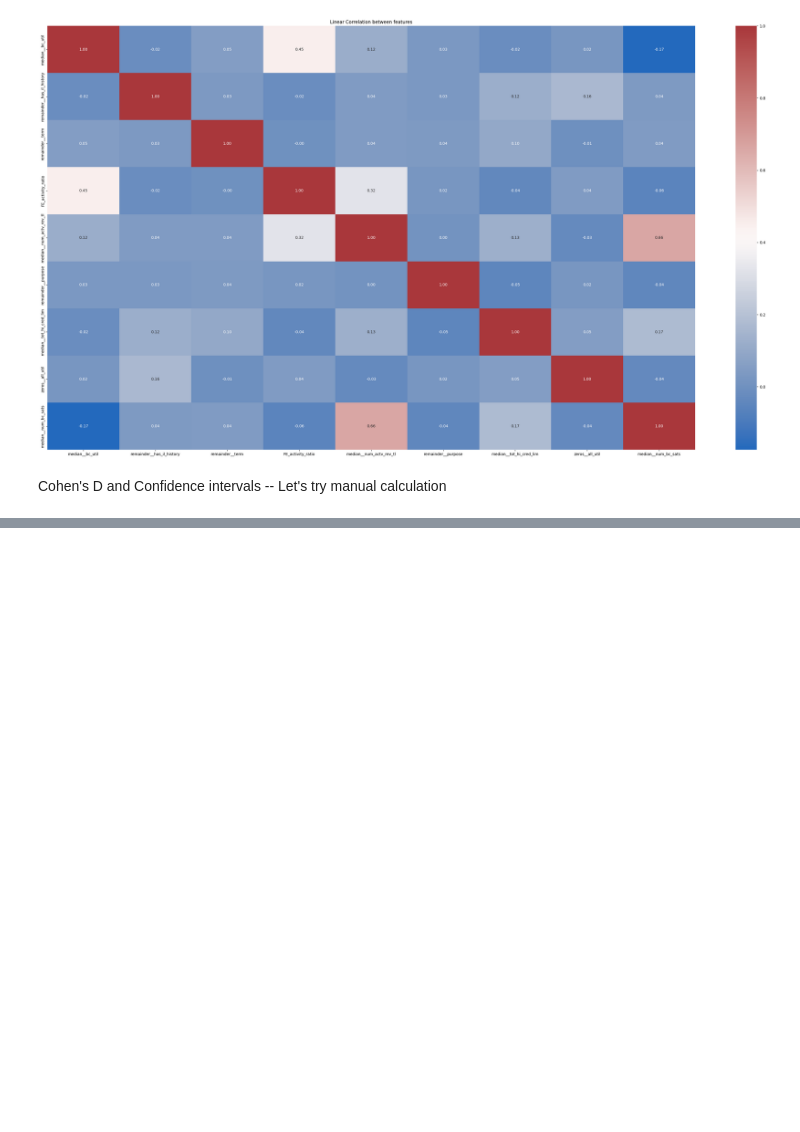
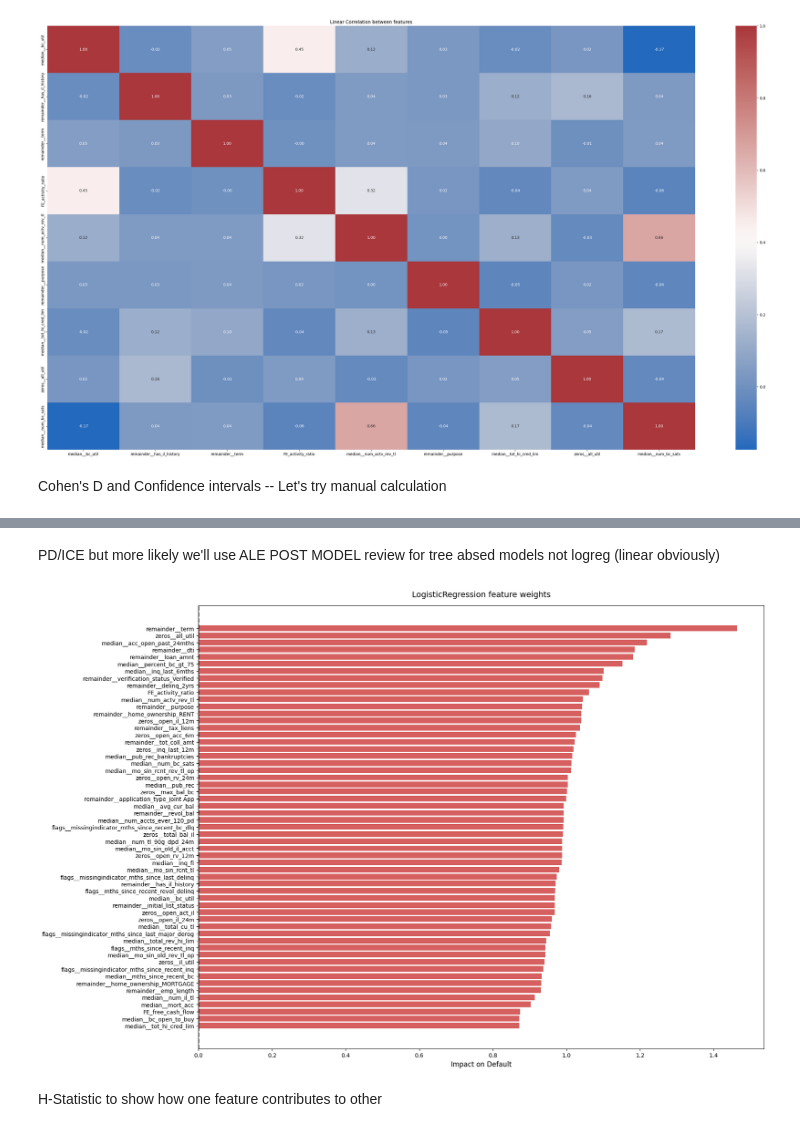
Before and after one commit to Mbu32/Credit-Default, a Jupyter notebook: endtoend_log_upd.ipynb, the cells around one changed output, grey strips where cells are left out. Cells and saved outputs as stored; diff of their text form; code cells hidden in the pictures; blank space fills up the shorter version.

Commit message:
Logistic Regression + plot of weights

```diff
--- a/endtoend_log_upd.ipynb
+++ b/endtoend_log_upd.ipynb
@@ -410,0 +410,14 @@ print(cohen_ci)
+# %%
+logreg = Pipeline([
+    ('scaler',StandardScaler()),
+    ('model',LogisticRegression(max_iter=1000,random_state=11,class_weight='balanced'))
+])
+
+cvr = cross_val_score(logreg,
+                      X_train,
+                      y_train,
+                      cv=5,
+                      scoring='roc_auc',
+                      n_jobs=-1)
+
+print(cvr)
@@ -410,0 +428,16 @@ print(cohen_ci)
+# %%
+logreg.fit(X_train,y_train)
+model  = logreg.named_steps['model']
+coefs = model.coef_[0]
+odds_ratios = np.exp(coefs)
+
+
+features=X_train.columns
+
+model_results = pd.DataFrame({
+    'Feature':features,
+    'Coef':coefs,
+    'odds':odds_ratios
+})
+mr = model_results.sort_values(by='odds').reset_index(drop=True)
+print(mr)
@@ -410,0 +462,18 @@ print(cohen_ci)
+# %% [markdown]
+PD/ICE but more likely we'll use ALE POST MODEL review for tree absed models not logreg (linear obviously)
+# %%
+plt.figure(figsize=(18,12))
+colors = ['#d65f5f' if c>0 else '#4878d0' for c in mr['odds']]
+
+plt.barh(mr['Feature'], mr['odds'],color=colors)
+plt.axvline(x=0,color='black',linestyle='--',linewidth=2)
+plt.title('LogisticRegression feature weights',fontsize=14,pad=15)
+plt.xlabel('Impact on Default',fontsize=12)
+plt.savefig('Images/LogisticRegression_feature_weight.png',dpi=300,bbox_inches='tight')
+
+plt.tight_layout()
+plt.show()
+# %% [output]
+[figure, added]
+# %% [markdown]
+H-Statistic to show how one feature contributes to other
```
Also changed, not shown: parts of 6 cells of this notebook, 1 other file.
